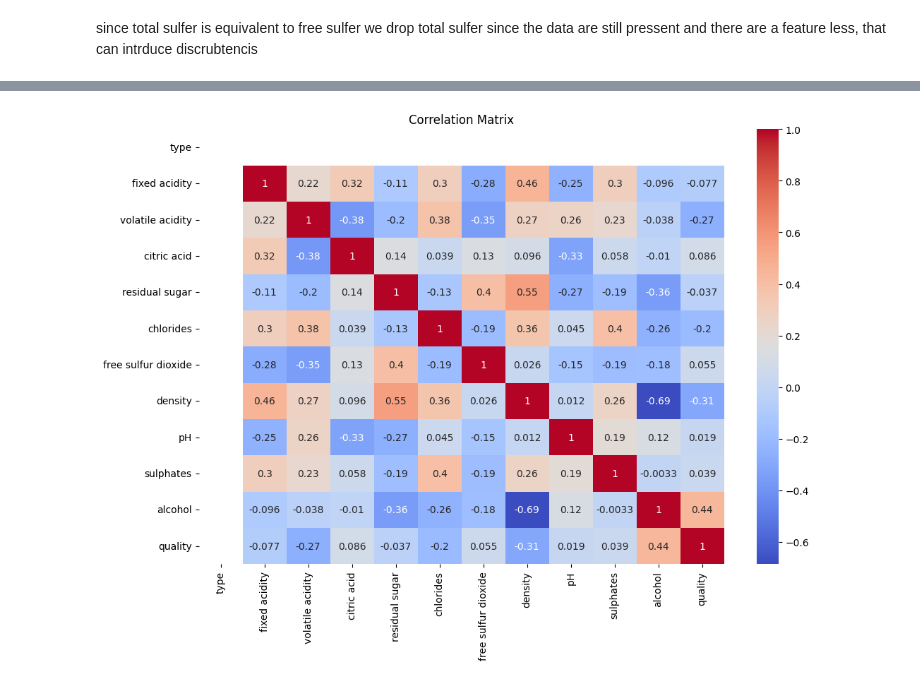
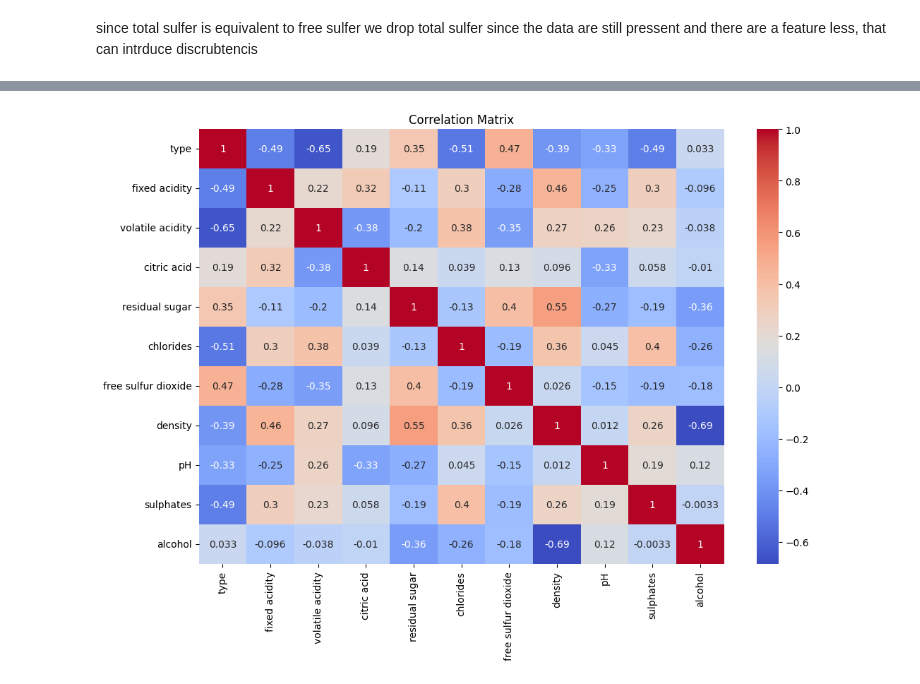
Before and after one commit to NicolaiHjorth/mal1, a Jupyter notebook: Wine_quality_prediction.ipynb, the cells around one changed output, grey strips where cells are left out. Saved outputs shown, nothing was run; the diff lists cells and outputs as text; code cells hidden in the pictures.

```diff
--- a/Wine_quality_prediction.ipynb
+++ b/Wine_quality_prediction.ipynb
@@ -91,9 +93,3 @@ sulphates                4
 alcohol                  0
 quality                  0
 dtype: int64
-# %%
-for col in df.columns:
-  if df[col].isnull().sum() > 0:
-    df[col] = df[col].fillna(df[col].mean())
-
-df.isnull().sum()
@@ -114,0 +96,11 @@ dtype: int64
+# %%
+from sklearn.impute import SimpleImputer
+
+# Create an imputer object with a mean filling strategy
+imputer = SimpleImputer(strategy='mean')
+
+# Apply the imputer to the dataframe
+df = pd.DataFrame(imputer.fit_transform(df), columns=df.columns)
+
+# Check if there are any remaining NaN values
+print(df.isnull().sum())
@@ -124,14 +131,3 @@ plt.ylabel('alcohol')
 plt.show()
 # %% [output]
 [figure]
-# %%
-for col in df.columns:
-    if df[col].dtype == 'object':
-        try:
-            df[col] = pd.to_numeric(df[col], errors='coerce')
-        except:
-            pass
-
-plt.figure(figsize=(12, 12))
-sb.heatmap(df.corr(), annot=True, cbar=False)
-plt.show()
@@ -146,16 +151,10 @@ df.replace({'white': 1, 'red': 0}, inplace=True)
 # %%
-features = df.fillna(df.mean())
 features = df.drop(['quality'], axis=1)
 target = df['quality']
 
 xtrain, xtest, ytrain, ytest = train_test_split(
     features, target, test_size=0.2, random_state=40)
 
-# Impute missing values after splitting
-from sklearn.impute import SimpleImputer
-imputer = SimpleImputer(strategy='mean')
-xtrain = imputer.fit_transform(xtrain)
-xtest = imputer.transform(xtest)
 
 xtrain.shape, xtest.shape
 # %% [output]
@@ -241,16 +223,16 @@ weighted avg       0.52      0.53      0.52      1300
 # %%
 import seaborn as sb
 
 # Calculate the correlation matrix
-corr_matrix = df.corr()
+corr_matrix = features.corr()
 
 # Plot the correlation matrix
 plt.figure(figsize=(12, 8))
 sb.heatmap(corr_matrix, annot=True, cmap='coolwarm', cbar=True)
 plt.title('Correlation Matrix')
 plt.show()
 # %% [output]
-[figure, old version]
+[figure, new version]
 # %%
 from keras.models import Sequential
 from keras.layers import Dense, Dropout
```
Also changed, not shown: parts of 28 cells of this notebook.
